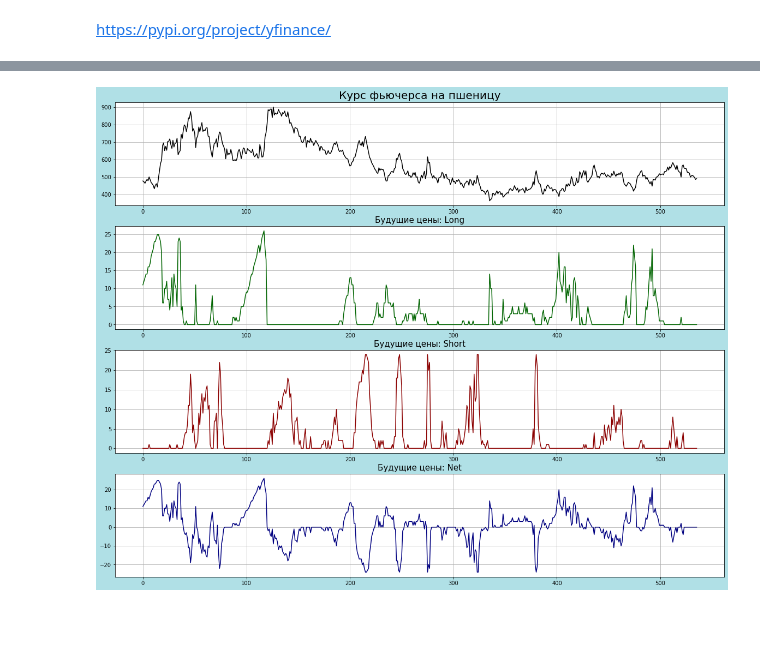
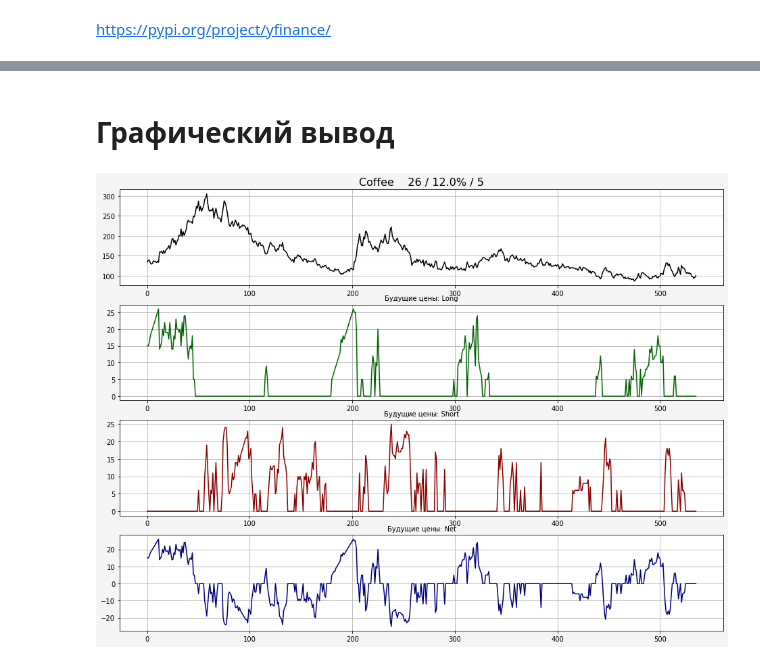
Before and after one commit to ForestTiger-GH/COTRA, a Jupyter notebook: Скачивание_котировок.ipynb, the cells around one changed output, grey strips where cells are left out. Cells and saved outputs as stored; diff of their text form; code cells hidden in the pictures; blank space fills up the shorter version.

```diff
--- a/Скачивание_котировок.ipynb
+++ b/Скачивание_котировок.ipynb
@@ -76,16 +31,0 @@ for i in range(number_future_weeks):
-# %%
-# matrix long
-
-for i in range(number_future_weeks):
-    Wheat_SRW[str(column_bilweek_prefix + '%03d' % (i+1))] = ((Wheat_SRW['Close'].shift(-i-1)) / Wheat_SRW['Close'] - 1)
-
-    Wheat_SRW.loc[Wheat_SRW[str(column_bilweek_prefix + '%03d' % (i+1))] >= target_price_count, str(column_bilweek_prefix + '%03d' % (i+1))] = 1
-    Wheat_SRW.loc[Wheat_SRW[str(column_bilweek_prefix + '%03d' % (i+1))] < target_price_count, str(column_bilweek_prefix + '%03d' % (i+1))] = 0
-# %%
-# matrix short
-
-for i in range(number_future_weeks):
-    Wheat_SRW[str(column_bisweek_prefix + '%03d' % (i+1))] = ((Wheat_SRW['Close'].shift(-i-1)) / Wheat_SRW['Close'] - 1)
-
-    Wheat_SRW.loc[Wheat_SRW[str(column_bisweek_prefix + '%03d' % (i+1))]*(-1) <= target_price_count, str(column_bisweek_prefix + '%03d' % (i+1))] = 0
-    Wheat_SRW.loc[Wheat_SRW[str(column_bisweek_prefix + '%03d' % (i+1))]*(-1) > target_price_count, str(column_bisweek_prefix + '%03d' % (i+1))] = 1
@@ -108,5 +31,0 @@ for i in range(number_future_weeks):
-# %%
-matrix_long = Wheat_SRW.iloc[:, 6:].sort_index(axis=1).iloc[:, : number_future_weeks]
-# matrix_neutral = Wheat_SRW.iloc[:, 7:].sort_index(axis=1).iloc[:, number_future_weeks : number_future_weeks*2]
-matrix_short = Wheat_SRW.iloc[:, 6:].sort_index(axis=1).iloc[:, number_future_weeks : number_future_weeks*2]
-matrix_real = Wheat_SRW.iloc[:, 6:].sort_index(axis=1).iloc[:, number_future_weeks*2 : number_future_weeks*3]
@@ -136,0 +146,2 @@ Name: Long wS, dtype: float64
+# %%
+prices = Download_Stock_Prices('Coffee', 'KC=F', 26, 0.12, 5)
@@ -137,26 +160,28 @@ Name: Long wS, dtype: float64
+# %% [markdown]
+# Графический вывод
 # %%
 fig = plt.figure()
 ax_1 = fig.add_subplot(4, 1, 1)
 ax_1.grid()
 ax_2 = fig.add_subplot(4, 1, 2)
 ax_2.grid()
 ax_3 = fig.add_subplot(4, 1, 3)
 ax_3.grid()
 ax_4 = fig.add_subplot(4, 1, 4)
 ax_4.grid()
-fig.set(facecolor = 'powderblue')
+fig.set(facecolor = 'whitesmoke')
 
-ax_1.set_title('Курс фьючерса на пшеницу', fontsize = 20)
-ax_1.plot(Wheat_SRW['Close'], color='black')
-ax_2.set_title('Будущие цены: Long', fontsize = 15)
-ax_2.plot(Wheat_SRW['Long'], color='darkgreen')
-ax_3.set_title('Будущие цены: Short', fontsize = 15)
-ax_3.plot(Wheat_SRW['Short'], color='darkred')
-ax_4.set_title('Будущие цены: Net', fontsize = 15)
-ax_4.plot(Wheat_SRW['Net'], color='navy')
+ax_1.set_title(prices.name+'    '+prices.descrip, fontsize = 16)
+ax_1.plot(prices.close_price(), color='black')
+ax_2.set_title('Будущие цены: Long', fontsize = 10)
+ax_2.plot(prices.fmx_sum_bil_skip(), color='darkgreen')
+ax_3.set_title('Будущие цены: Short', fontsize = 10)
+ax_3.plot(prices.fmx_sum_bis_skip(), color='darkred')
+ax_4.set_title('Будущие цены: Net', fontsize = 10)
+ax_4.plot(prices.fmx_sum_bin_skip(), color='navy')
 
-fig.set_figwidth(20)
-fig.set_figheight(16)
+fig.set_figwidth(16)
+fig.set_figheight(12)
 fig.show()
 # %% [output]
-[figure, old version]
+[figure, new version]
```
Also changed, not shown: parts of 24 cells of this notebook.
